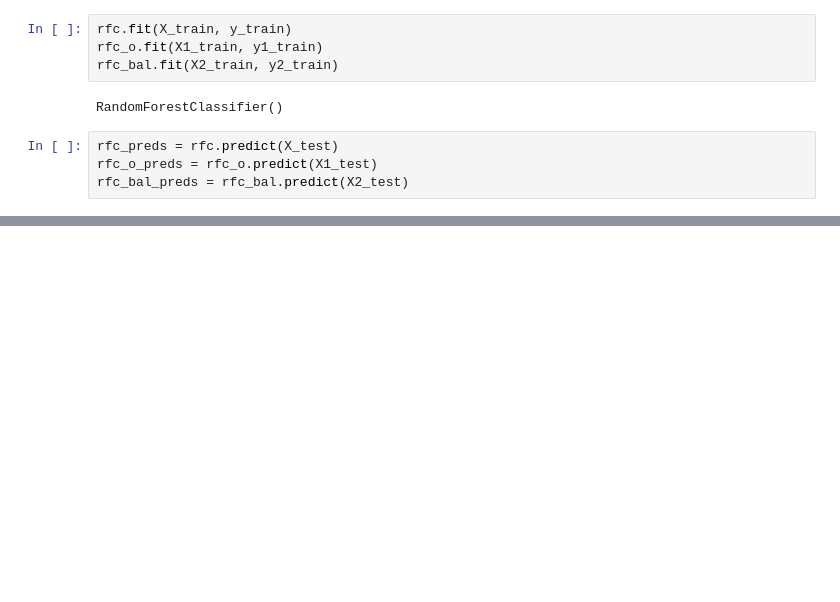
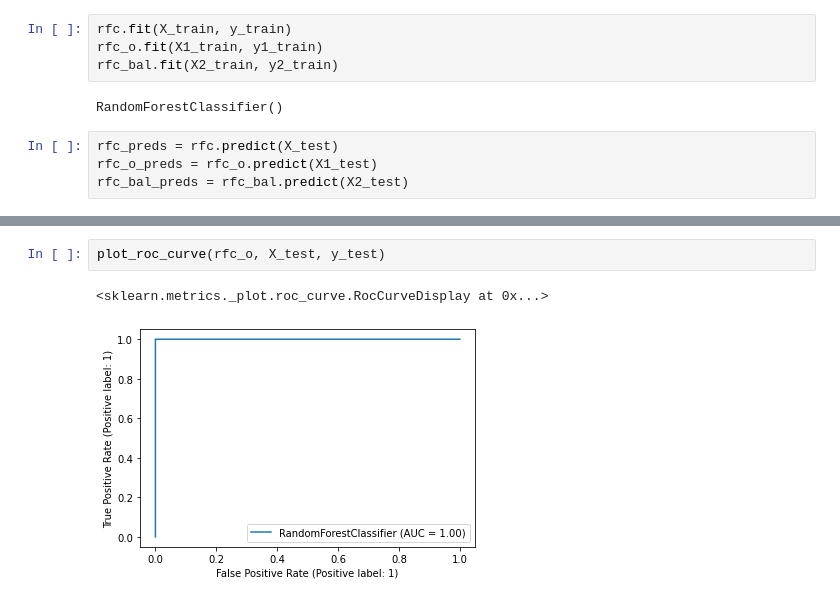
Before and after one commit to kduane/fake_fraud, a Jupyter notebook: modeling.ipynb, the cells around one changed output, grey strips where cells are left out. Drawn from its saved outputs; the diff is of its cells as text; blank space fills up the shorter version.

```diff
--- a/modeling.ipynb
+++ b/modeling.ipynb
@@ -255,0 +285,5 @@ ValueError: Found input variables with inconsistent numbers of samples: [2077806
+# %%
+plot_roc_curve(rfc_o, X_test, y_test)
+# %% [output]
+<sklearn.metrics._plot.roc_curve.RocCurveDisplay at 0x...>
+[figure, added]
```
Also changed, not shown: parts of 17 cells of this notebook, 1 other file.
